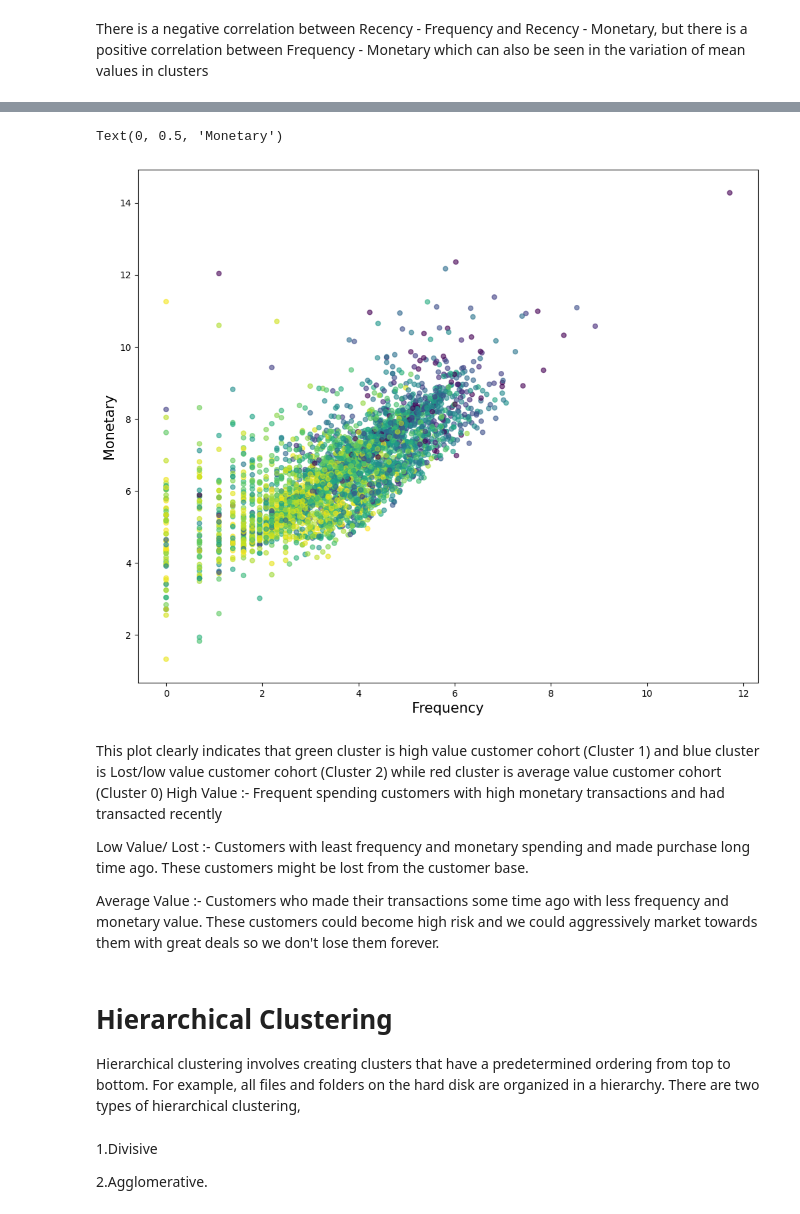
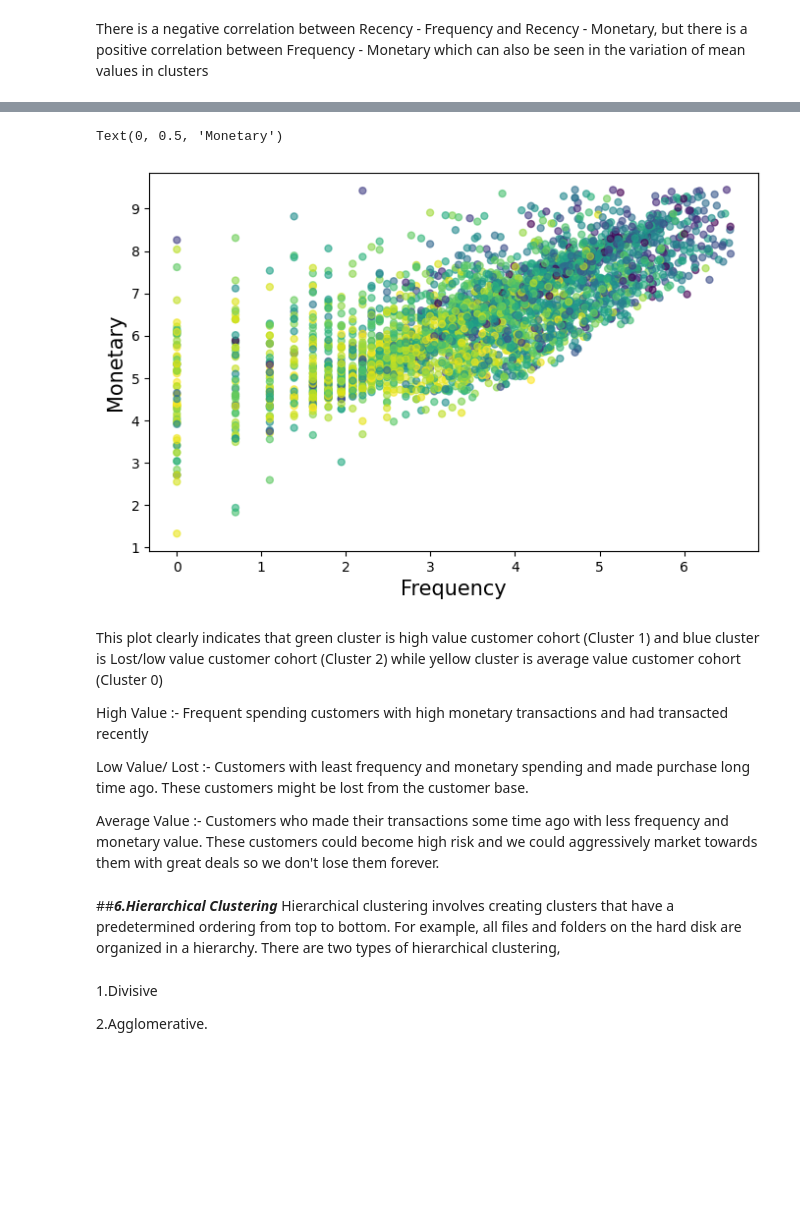
Before and after one commit to dhrisandamedhi/Online_Retail_segmentation, a Jupyter notebook: Online_Retail_Segmentation.ipynb, the cells around one changed output, grey strips where cells are left out. Cells and saved outputs as stored; diff of their text form; code cells hidden in the pictures; blank space fills up the shorter version.

```diff
--- a/Online_Retail_Segmentation.ipynb
+++ b/Online_Retail_Segmentation.ipynb
@@ -649,3 +587,12 @@ data_rfm.head()
 | 2 | 12747 | 2 | 96 | 3837.45 |
 | 3 | 12748 | 1 | 3899 | 30298.80 |
 | 4 | 12749 | 4 | 199 | 4090.88 |
+# %%
+# Outlier Analysis of Total sales Frequency,Mometory and Recency
+
+attributes = ['Monetary','Frequency','Recency']
+plt.rcParams['figure.figsize'] = [8,5]
+sns.boxplot(data = data_rfm[attributes], orient="v", palette="Set2" ,whis=1.5,saturation=1, width=0.7)
+plt.title("Outliers Variable Distribution", fontsize = 14, fontweight = 'bold')
+plt.ylabel("Range", fontweight = 'bold')
+plt.xlabel("Attributes", fontweight = 'bold')
@@ -651,0 +602,25 @@ data_rfm.head()
+# %%
+# Removing (statistical) outliers for Monetory
+Q1 = data_rfm.Monetary.quantile(0.05)
+Q3 = data_rfm.Monetary.quantile(0.95)
+IQR = Q3 - Q1
+data_rfm = data_rfm[(data_rfm.Monetary >= Q1 - 1.5*IQR) & (data_rfm.Monetary<= Q3 + 1.5*IQR)]
+
+# Removing (statistical) outliers for Recency
+Q1 = data_rfm.Recency.quantile(0.05)
+Q3 = data_rfm.Recency.quantile(0.95)
+IQR = Q3 - Q1
+rfm = data_rfm[(data_rfm.Recency >= Q1 - 1.5*IQR) & (data_rfm.Recency <= Q3 + 1.5*IQR)]
+
+# Removing (statistical) outliers for Frequency
+Q1 = data_rfm.Frequency.quantile(0.05)
+Q3 = data_rfm.Frequency.quantile(0.95)
+IQR = Q3 - Q1
+data_rfm = data_rfm[(rfm.Frequency >= Q1 - 1.5*IQR) & (data_rfm.Frequency <= Q3 + 1.5*IQR)]
+# %%
+attributes = ['Monetary','Frequency','Recency']
+plt.rcParams['figure.figsize'] = [8,5]
+sns.boxplot(data = data_rfm[attributes], orient="v", palette="Set2" ,whis=1.5,saturation=1, width=0.7)
+plt.title("Outliers Variable Distribution", fontsize = 14, fontweight = 'bold')
+plt.ylabel("Range", fontweight = 'bold')
+plt.xlabel("Attributes", fontweight = 'bold')
@@ -659,9 +637,7 @@ data_rfm['M_score'] = pd.qcut(data_rfm['Monetary'], 4, labels=False)
 ### so that low values rank highest ans vice versa
 data_rfm['R_score'] = 3 - data_rfm['R_score']
 
-data_rfm['RFM'] = data_rfm.R_score.map(str) \
-                            + data_rfm.F_score.map(str) \
-                            + data_rfm.M_score.map(str)
+data_rfm['RFM'] = data_rfm.R_score.map(str) + data_rfm.F_score.map(str) + data_rfm.M_score.map(str)
 
 ### Calculating Final RFM score
 data_rfm["RFM_Score"] = data_rfm['R_score'] + data_rfm['F_score'] + data_rfm['M_score']
@@ -810,34 +818,33 @@ There is a negative correlation between Recency - Frequency and Recency - Moneta
 # %%
 # get centroids
 centroids = kmeans.cluster_centers_
 cen_x = [i[0] for i in centroids]
 cen_y = [i[1] for i in centroids]
 
 ## add to dataframe
 data_rfm['cen_x'] = data_rfm.cluster.map({0:cen_x[0], 1:cen_x[1], 2:cen_x[2]})
 data_rfm['cen_y'] = data_rfm.cluster.map({0:cen_y[0], 1:cen_y[1], 2:cen_y[2]})
 
-# # define and map colors
-# colors = ['#DF2020', '#81DF20', '#2095DF']
-# data_rfm['c'] = data_rfm.cluster.map({0:colors[0], 1:colors[1], 2:colors[2]})
+
 
 # Plot clusters
-plt.figure(figsize=(12,10))
+plt.figure(figsize=(8,5))
 plt.scatter(data_rfm.log_F, data_rfm.log_M, c=data_rfm.log_R, alpha = 0.6, s=25)
 plt.xlabel('Frequency', fontsize=15)
 plt.ylabel('Monetary', fontsize=15)
 # %% [output]
 Text(0, 0.5, 'Monetary')
-[figure, old version]
+[figure, new version]
 # %% [markdown]
-This plot clearly indicates that green cluster is high value customer cohort (Cluster 1) and blue cluster is Lost/low value customer cohort (Cluster 2) while red cluster is average value customer cohort (Cluster 0)
+This plot clearly indicates that green cluster is high value customer cohort (Cluster 1) and blue cluster is Lost/low value customer cohort (Cluster 2) while yellow cluster is average value customer cohort (Cluster 0)
+
 High Value :- Frequent spending customers with high monetary transactions and had transacted recently
 
 Low Value/ Lost :- Customers with least frequency and monetary spending and made purchase long time ago. These customers might be lost from the customer base.
 
 Average Value :- Customers who made their transactions some time ago with less frequency and monetary value. These customers could become high risk and we could aggressively market towards them with great deals so we don't lose them forever.
 # %% [markdown]
-# Hierarchical Clustering
+##***6.Hierarchical Clustering***
 Hierarchical clustering involves creating clusters that have a predetermined ordering from top to bottom. For example, all files and folders on the hard disk are organized in a hierarchy. There are two types of hierarchical clustering,
 # %% [markdown]
 1.Divisive
```
Also changed, not shown: parts of 79 cells of this notebook.
